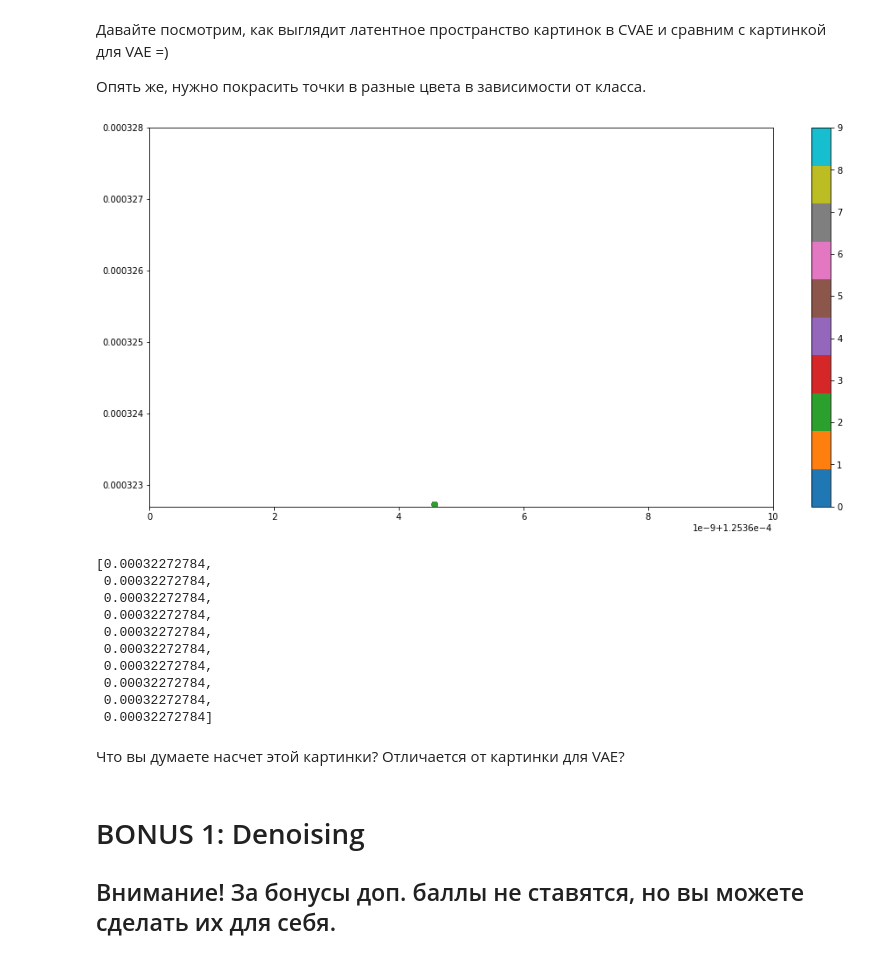
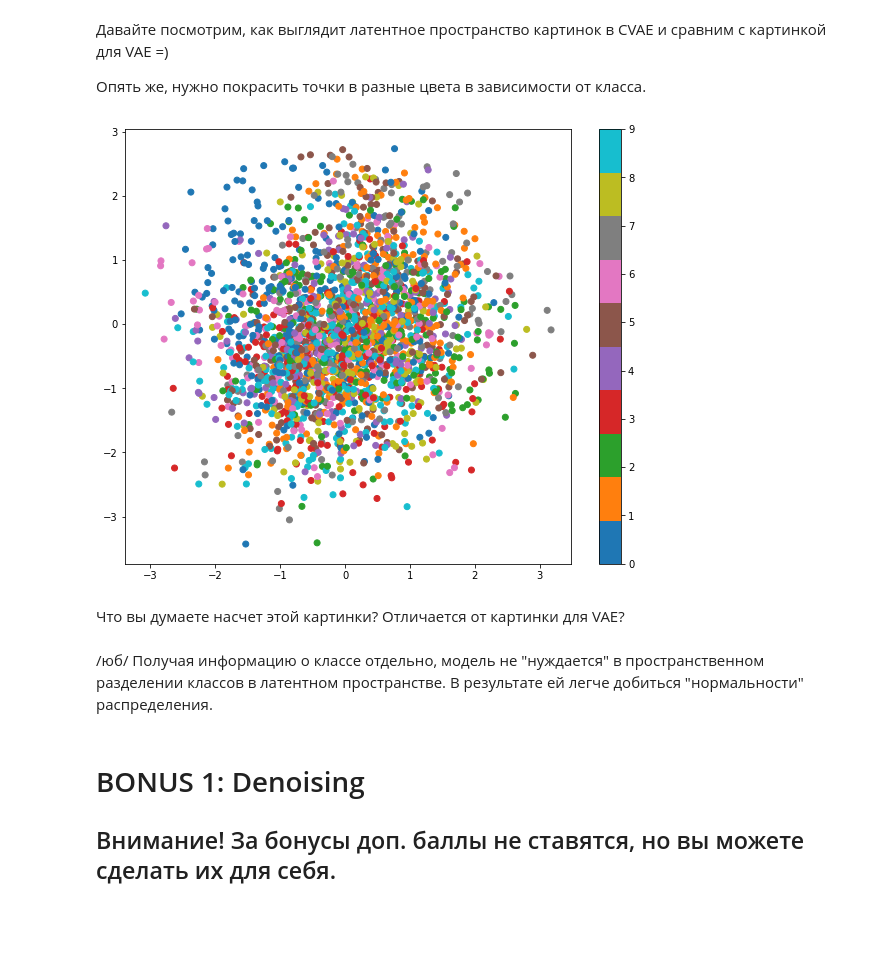
Before and after one commit to gbrs/DLS_1_2022_spring, a Jupyter notebook: adv 19 Домашнее задание. Автоэнкодеры/19 [hw]autoencoders.ipynb, the cells around one changed output. Drawn from its saved outputs; the diff is of its cells as text; code cells hidden in the pictures; blank space fills up the shorter version.

Commit message:
retrain model and plot scatterplot in latent space

```diff
--- a/adv 19 Домашнее задание. Автоэнкодеры/19 [hw]autoencoders.ipynb
+++ b/adv 19 Домашнее задание. Автоэнкодеры/19 [hw]autoencoders.ipynb
@@ -1225,4 +1217,0 @@ train(autoencoder_cvae, optimizer, criterion, max_epochs, train_loader, test_loa
-# %%
-max_epochs = 5
-optimizer = torch.optim.Adam(autoencoder_cvae.parameters(), lr=0.0001, betas=(0.9, 0.999), weight_decay=0)
-train(autoencoder_cvae, optimizer, criterion, max_epochs, train_loader, test_loader)
@@ -1249,9 +1239,9 @@ np.save('/content/gdrive/My Drive/val_losses_cvae', val_losses_cvae)
 # %%
 <тут нужно научиться сэмплировать из декодера цифры определенного класса>
 # %%
-autoencoder_cvae = CVAE().to(device)
+'''autoencoder_cvae = CVAE().to(device)
 autoencoder_cvae.load_state_dict(torch.load('/content/gdrive/My Drive/autoencoder_cvae.pth'
-                                            , map_location=torch.device('cpu')))
+                                            , map_location=torch.device('cpu')))'''
 # %% [output]
 <All keys matched successfully>
 # %%
@@ -1265,7 +1255,6 @@ for data_batch in test_loader:
     y_batch = data_batch[1].to(torch.long).to(device)
 
     with torch.set_grad_enabled(False):
-        mu, logsigma, X_pred = autoencoder_cvae(X_batch, y_batch)
         mu_sum = mu.cpu().sum(axis=0).numpy()
         logsigma_sum = logsigma.cpu().sum(axis=0).numpy()
         vector = vector + np.concatenate((mu_sum, logsigma_sum))
@@ -1351,35 +1315,21 @@ zy = []
 # %%
 def plot_latent(autoencoder, data, num_batches=50):
-    plt.figure(figsize=(16, 8))
-    plt.axis([0.00012536, 0.00012537, 0.0003227, 0.000328])
+    plt.figure(figsize=(10, 8))
     for i, (x, y) in enumerate(data):
         z = autoencoder.encode(x.to(device), y.to(device))
         z = z[0].to('cpu').detach().numpy()
         plt.scatter(z[:, 0], z[:, 1], c=y, cmap='tab10')
-        zx.extend(z[:, 0])
-        zy.extend(z[:, 1])
         if i > num_batches:
             plt.colorbar()
             break
 # %%
-plot_latent(autoencoder_cvae, test_loader, 500)
+plot_latent(autoencoder_cvae, test_loader, 150)
 # %% [output]
-[figure, old version]
+[figure, new version]
-# %%
-zy[:10]
-# %% [output]
-[0.00032272784,
- 0.00032272784,
- 0.00032272784,
- 0.00032272784,
- 0.00032272784,
- 0.00032272784,
- 0.00032272784,
- 0.00032272784,
- 0.00032272784,
- 0.00032272784]
 # %% [markdown]
 Что вы думаете насчет этой картинки? Отличается от картинки для VAE?
+# %% [markdown]
+/юб/ Получая  информацию о классе отдельно, модель не "нуждается" в пространственном разделении классов в латентном пространстве. В результате ей легче добиться "нормальности" распределения.
 # %% [markdown]
 # BONUS 1: Denoising
 
```
Also changed, not shown: parts of 35 cells of this notebook.
